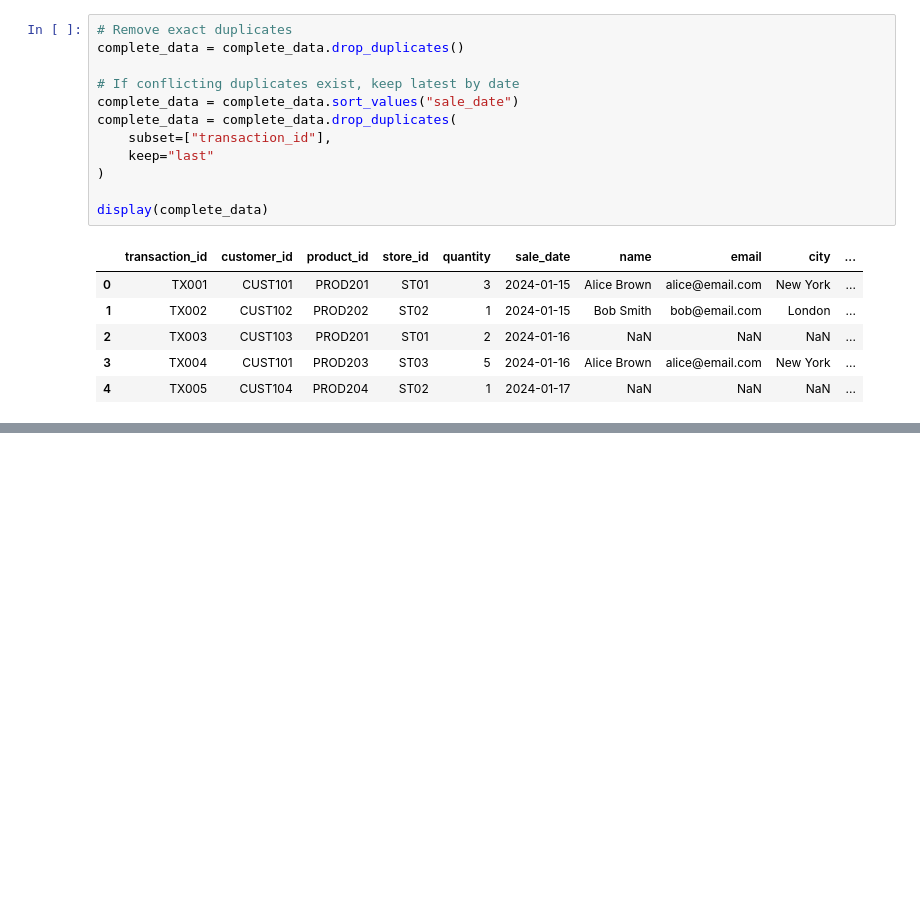
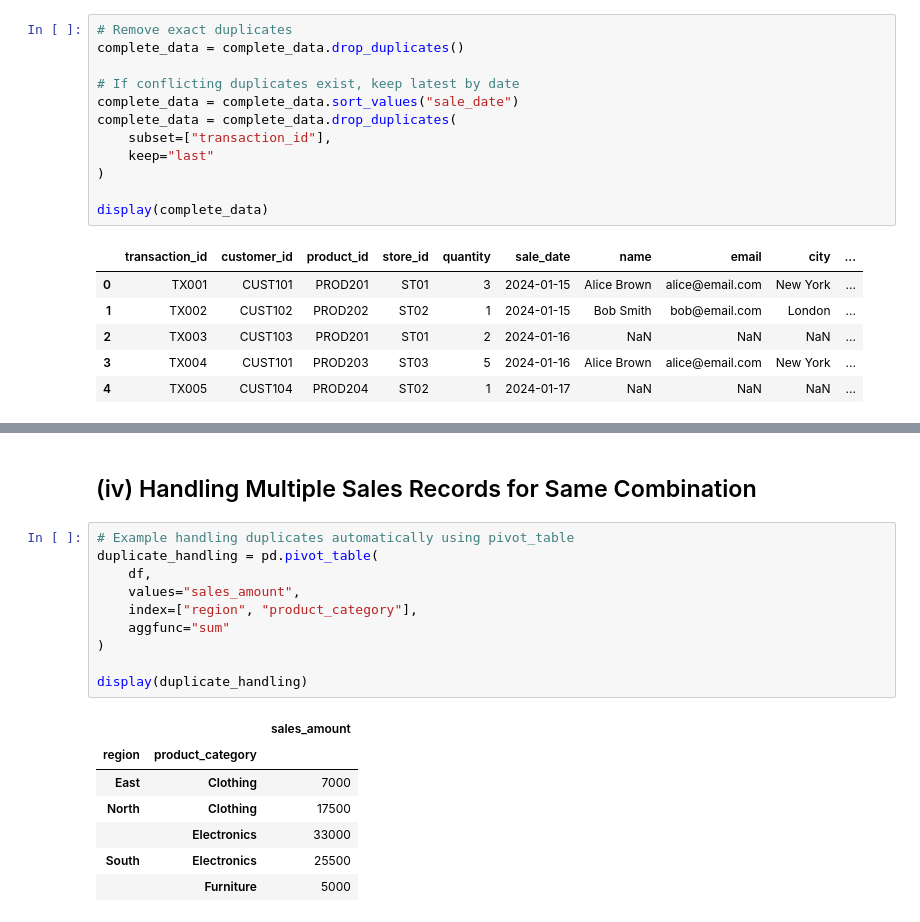
Before and after one commit to dineshbasnet/Advanced_python_lab_reports, a Jupyter notebook: main.ipynb, the cells around one changed output, grey strips where cells are left out. Cells and saved outputs as stored; diff of their text form; blank space fills up the shorter version.

```diff
--- a/main.ipynb
+++ b/main.ipynb
@@ -243,0 +334,20 @@ display(complete_data)
+# %% [markdown]
+## (iv) Handling Multiple Sales Records for Same Combination
+# %%
+# Example handling duplicates automatically using pivot_table
+duplicate_handling = pd.pivot_table(
+    df,
+    values="sales_amount",
+    index=["region", "product_category"],
+    aggfunc="sum"
+)
+
+display(duplicate_handling)
+# %% [output]
+|  |  | sales_amount |
+| region | product_category |  |
+| East | Clothing | 7000 |
+| North | Clothing | 17500 |
+|  | Electronics | 33000 |
+| South | Electronics | 25500 |
+|  | Furniture | 5000 |
```
Also changed, not shown: parts of 22 cells of this notebook, 1 other file.
